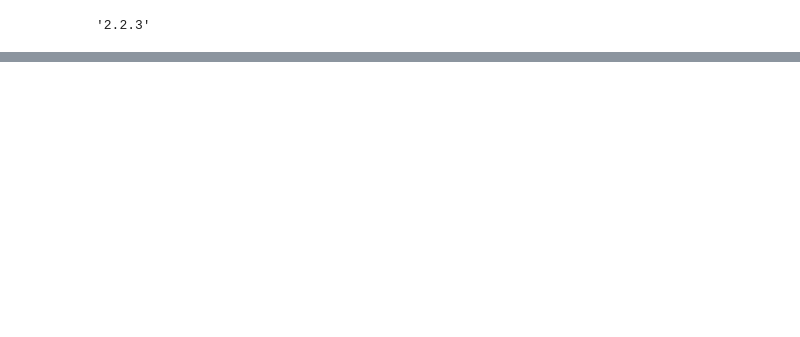
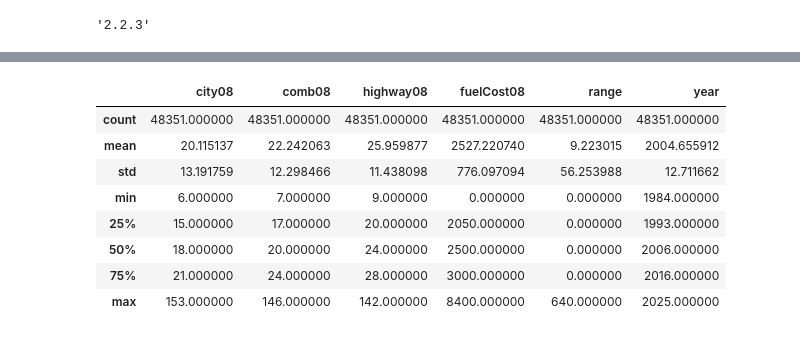
Before and after one commit to simonjv01/pythonapps, a Jupyter notebook: vehicle.ipynb, the cells around one changed output, grey strips where cells are left out. Saved outputs shown, nothing was run; the diff lists cells and outputs as text; code cells hidden in the pictures; blank space fills up the shorter version.

```diff
--- a/vehicle.ipynb
+++ b/vehicle.ipynb
@@ -71,0 +178,17 @@ Note: you may need to restart the kernel to use updated packages.
+# %%
+# chaining
+(autos
+ [cols]
+ .select_dtypes(int)
+ .describe()
+)
+# %% [output]
+|  | city08 | comb08 | highway08 | fuelCost08 | range | year |
+| count | 48351.000000 | 48351.000000 | 48351.000000 | 48351.000000 | 48351.000000 | 48351.000000 |
+| mean | 20.115137 | 22.242063 | 25.959877 | 2527.220740 | 9.223015 | 2004.655912 |
+| std | 13.191759 | 12.298466 | 11.438098 | 776.097094 | 56.253988 | 12.711662 |
+| min | 6.000000 | 7.000000 | 9.000000 | 0.000000 | 0.000000 | 1984.000000 |
+| 25% | 15.000000 | 17.000000 | 20.000000 | 2050.000000 | 0.000000 | 1993.000000 |
+| 50% | 18.000000 | 20.000000 | 24.000000 | 2500.000000 | 0.000000 | 2006.000000 |
+| 75% | 21.000000 | 24.000000 | 28.000000 | 3000.000000 | 0.000000 | 2016.000000 |
+| max | 153.000000 | 146.000000 | 142.000000 | 8400.000000 | 640.000000 | 2025.000000 |
```
Also changed, not shown: parts of 10 cells of this notebook.
